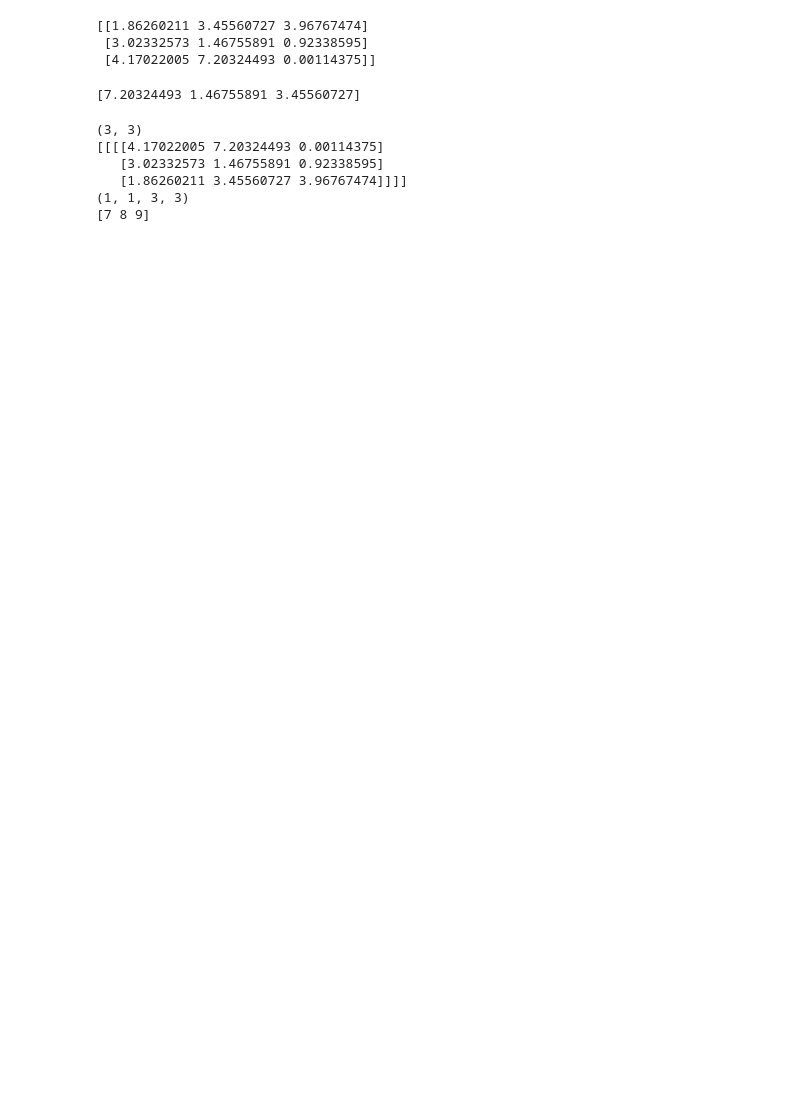
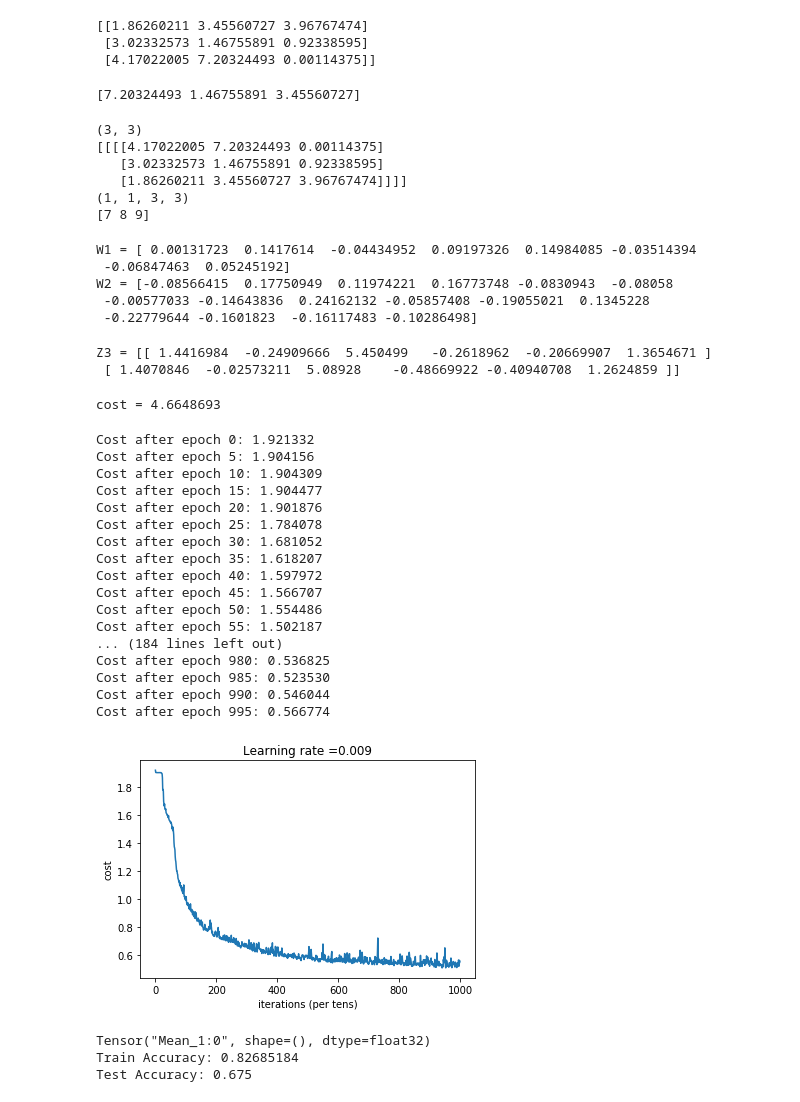
Before and after one commit to superjose/deep-learning-flask-node, a Jupyter notebook: Tensorflow/Cnn/Convolutional Neural Networks.ipynb, the cells around one changed output. Drawn from its saved outputs; the diff is of its cells as text; code cells hidden in the pictures; blank space fills up the shorter version.

```diff
--- a/Tensorflow/Cnn/Convolutional Neural Networks.ipynb
+++ b/Tensorflow/Cnn/Convolutional Neural Networks.ipynb
@@ -160,0 +187,14 @@ print(np.array([2, 3, 4]) + 5)
+# %%
+tf.reset_default_graph()
+with tf.Session() as sess_test:
+    parameters = initialize_parameters()
+    init = tf.global_variables_initializer()
+    sess_test.run(init)
+    print("W1 = " + str(parameters["W1"].eval()[1,1,1]))
+    print("W2 = " + str(parameters["W2"].eval()[1,1,1]))
+# %% [output]
+W1 = [ 0.00131723  0.1417614  -0.04434952  0.09197326  0.14984085 -0.03514394
+ -0.06847463  0.05245192]
+W2 = [-0.08566415  0.17750949  0.11974221  0.16773748 -0.0830943  -0.08058
+ -0.00577033 -0.14643836  0.24162132 -0.05857408 -0.19055021  0.1345228
+ -0.22779644 -0.1601823  -0.16117483 -0.10286498]
@@ -160,0 +243,34 @@ print(np.array([2, 3, 4]) + 5)
+# %%
+tf.reset_default_graph()
+
+with tf.Session() as sess:
+    np.random.seed(1)
+    X, Y = create_placeholders(64, 64, 3, 6)
+    parameters = initialize_parameters()
+    Z3 = forward_propagation(X, parameters)
+    init = tf.global_variables_initializer()
+    sess.run(init)
+    a = sess.run(Z3, {X: np.random.randn(2,64,64,3), Y: np.random.randn(2,6)})
+    print("Z3 = " + str(a))
+# %% [output]
+Z3 = [[ 1.4416984  -0.24909666  5.450499   -0.2618962  -0.20669907  1.3654671 ]
+ [ 1.4070846  -0.02573211  5.08928    -0.48669922 -0.40940708  1.2624859 ]]
+# %%
+def compute_cost(Z3, Y):
+    cost = tf.reduce_mean(tf.nn.softmax_cross_entropy_with_logits(logits = Z3, labels = Y))
+    return cost
+# %%
+tf.reset_default_graph()
+
+with tf.Session() as sess:
+    np.random.seed(1)
+    X, Y = create_placeholders(64, 64, 3, 6)
+    parameters = initialize_parameters()
+    Z3 = forward_propagation(X, parameters)
+    cost = compute_cost(Z3, Y)
+    init = tf.global_variables_initializer()
+    sess.run(init)
+    a = sess.run(cost, { X: np.random.randn(4, 64, 64, 3), Y : np.random.randn(4, 6)})
+    print("cost = " + str(a))
+# %% [output]
+cost = 4.6648693
@@ -160,0 +355,24 @@ print(np.array([2, 3, 4]) + 5)
+# %%
+_, _, parameters = model(X_train, Y_train, X_test, Y_test)
+# %% [output]
+Cost after epoch 0: 1.921332
+Cost after epoch 5: 1.904156
+Cost after epoch 10: 1.904309
+Cost after epoch 15: 1.904477
+Cost after epoch 20: 1.901876
+Cost after epoch 25: 1.784078
+Cost after epoch 30: 1.681052
+Cost after epoch 35: 1.618207
+Cost after epoch 40: 1.597972
+Cost after epoch 45: 1.566707
+Cost after epoch 50: 1.554486
+Cost after epoch 55: 1.502187
+... (184 lines left out)
+Cost after epoch 980: 0.536825
+Cost after epoch 985: 0.523530
+Cost after epoch 990: 0.546044
+Cost after epoch 995: 0.566774
+[figure, added]
+Tensor("Mean_1:0", shape=(), dtype=float32)
+Train Accuracy: 0.82685184
+Test Accuracy: 0.675
```
Also changed, not shown: parts of 8 cells of this notebook.
